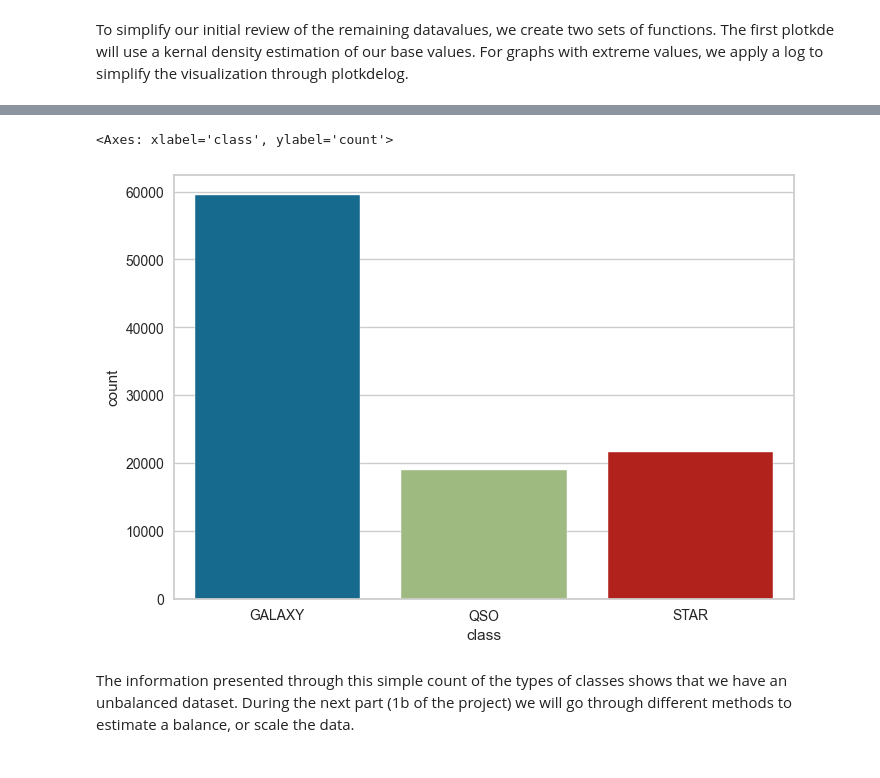
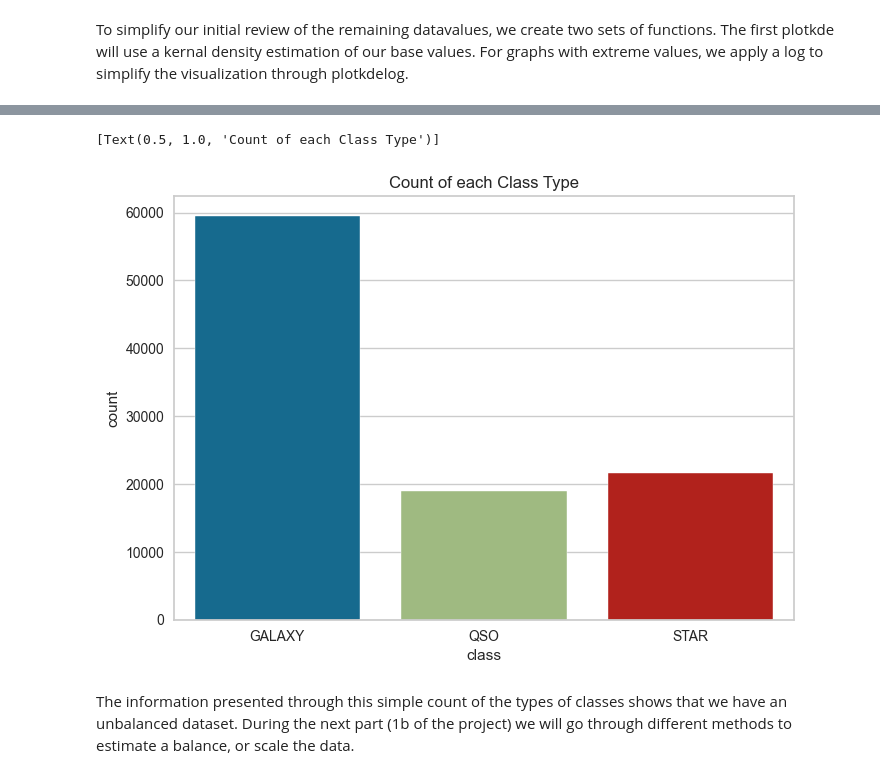
Before and after one commit to sulchan/Data_430_GC, a Jupyter notebook: Project1.ipynb, the cells around one changed output, grey strips where cells are left out. Drawn from its saved outputs; the diff is of its cells as text; code cells hidden in the pictures.

Commit message:
Update graphs

```diff
--- a/Project1.ipynb
+++ b/Project1.ipynb
@@ -233,8 +233,8 @@ plotkde("MJD")
 # %%
-sns.countplot(x=df["class"])
+sns.countplot(x=df["class"]).set(title="Count of each Class Type")
 # %% [output]
-<Axes: xlabel='class', ylabel='count'>
+[Text(0.5, 1.0, 'Count of each Class Type')]
-[figure, old version]
+[figure, new version]
 # %% [markdown]
 The information presented through this simple count of the types of classes shows that we have an unbalanced dataset. During the next part (1b of the project) we will go through different methods to estimate a balance, or scale the data.
 # %%
```
Also changed, not shown: parts of 11 cells of this notebook.
